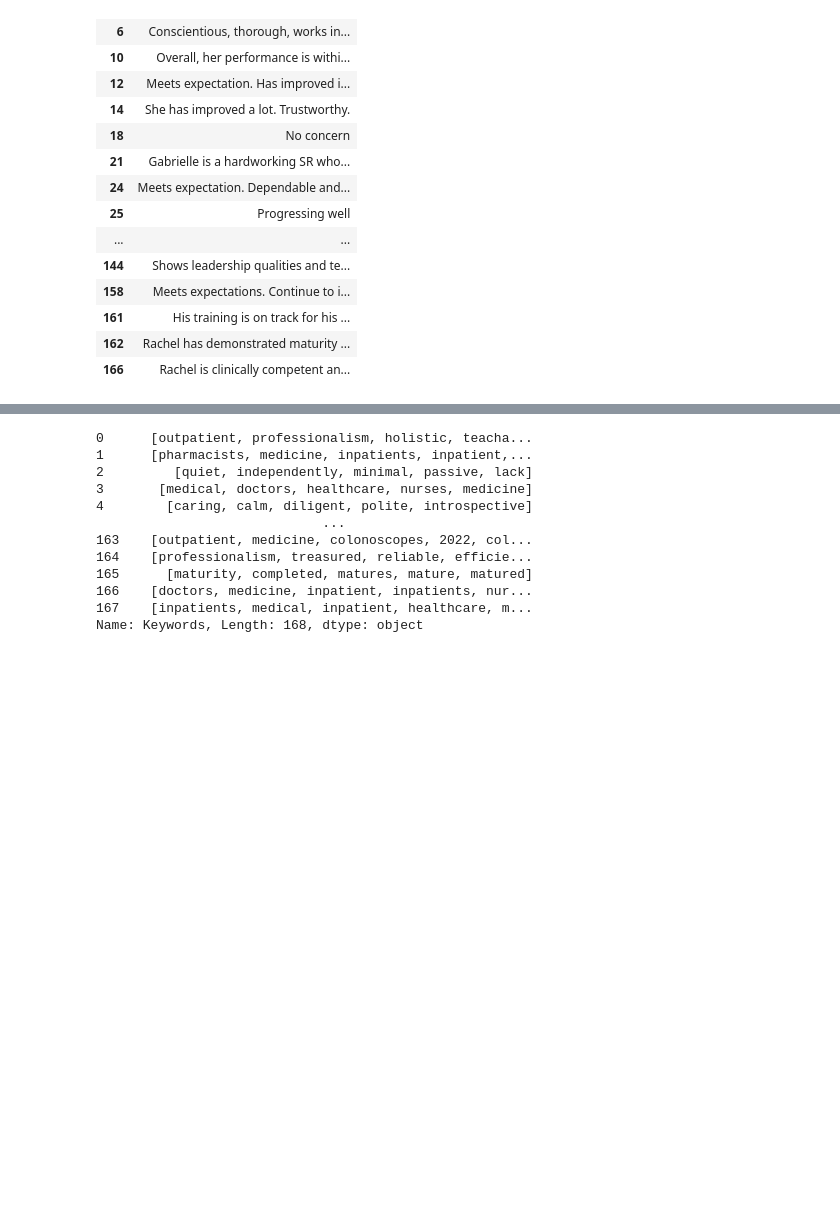
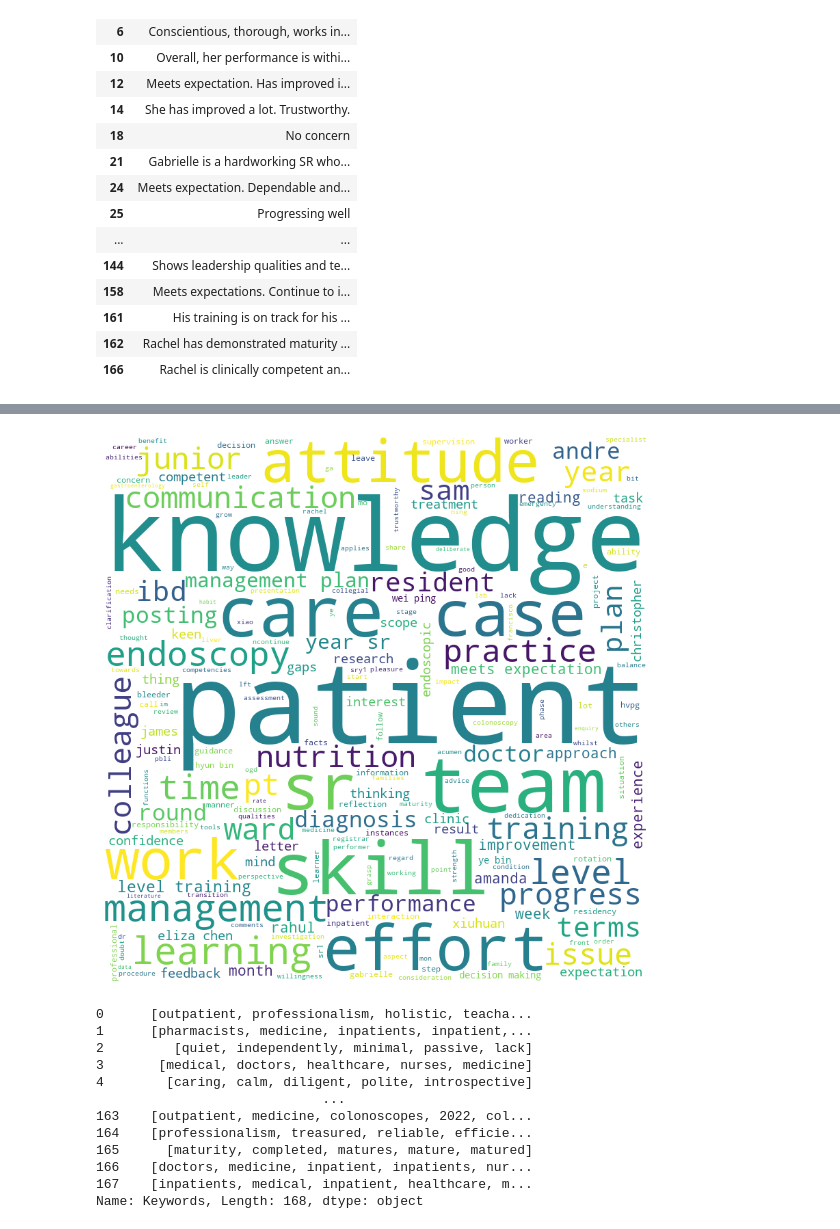
Before and after one commit to dracolim/FYP-GoodHealth, a Jupyter notebook: ML/sentiment analysis/sentiment+cluster.ipynb, the cells around one changed output, grey strips where cells are left out. Drawn from its saved outputs; the diff is of its cells as text; code cells hidden in the pictures; blank space fills up the shorter version.

```diff
--- a/ML/sentiment analysis/sentiment+cluster.ipynb
+++ b/ML/sentiment analysis/sentiment+cluster.ipynb
@@ -191,0 +407,42 @@ If you cannot immediately regenerate your protos, some other possible workaround
+# %%
+import pandas as pd
+import matplotlib.pyplot as plt
+from wordcloud import WordCloud, STOPWORDS
+import nltk
+from nltk.corpus import stopwords
+from nltk.tokenize import word_tokenize
+nltk.download('averaged_perceptron_tagger')
+
+
+# Define the POS tagger
+tagger = nltk.pos_tag
+
+# Define a set of stop words to remove
+stop_words = set(stopwords.words('english'))
+
+# Define a list to store the nouns
+nouns = []
+
+# Loop over the comments and extract the nouns
+for comment in df['Answer:']:
+    tokens = word_tokenize(comment)
+    tagged_tokens = tagger(tokens)
+    for word, tag in tagged_tokens:
+        if tag.startswith('NN') and word.lower() not in stop_words:
+            nouns.append(word.lower())
+
+# Join the nouns into a single string
+all_nouns = ' '.join(nouns)
+
+# Create a WordCloud object
+wordcloud = WordCloud(width=800, height=800, background_color='white', stopwords=STOPWORDS).generate(all_nouns)
+
+# Plot the WordCloud
+plt.figure(figsize=(8, 8), facecolor=None)
+plt.imshow(wordcloud)
+plt.axis('off')
+plt.tight_layout(pad=0)
+
+# Display the plot
+plt.show()
+# %% [output]
@@ -192,3 +452,4 @@ If you cannot immediately regenerate your protos, some other possible workaround
+[figure, added]
 # %%
 comments['Keywords']
 # %% [output]
```
Also changed, not shown: parts of 12 cells of this notebook.
